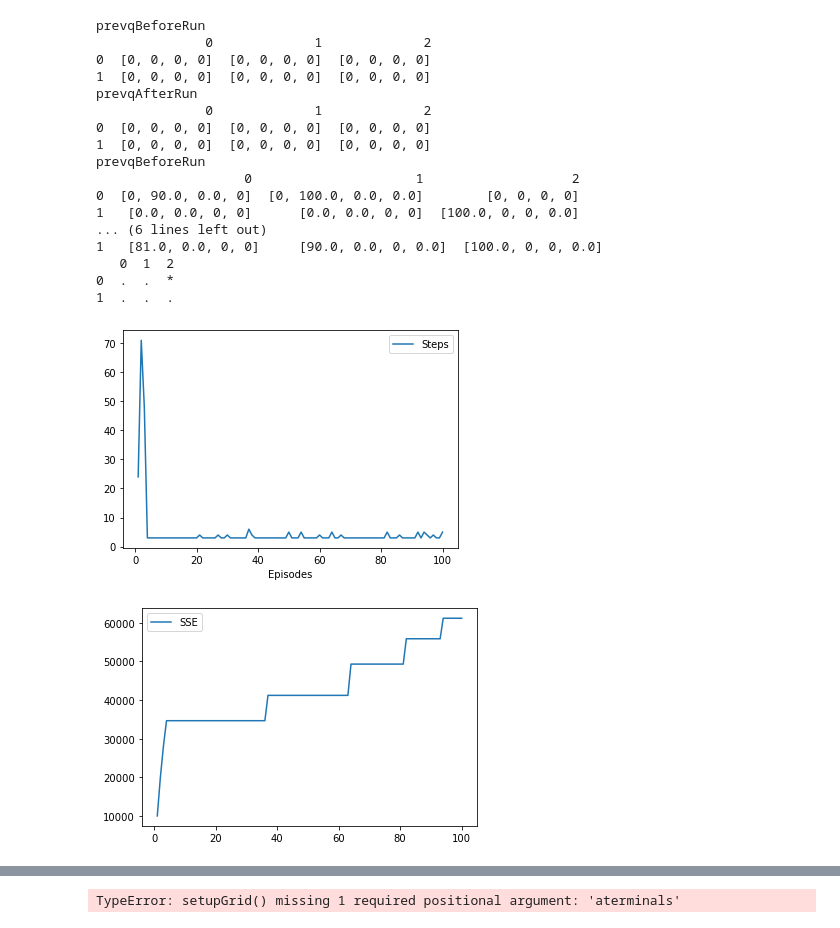
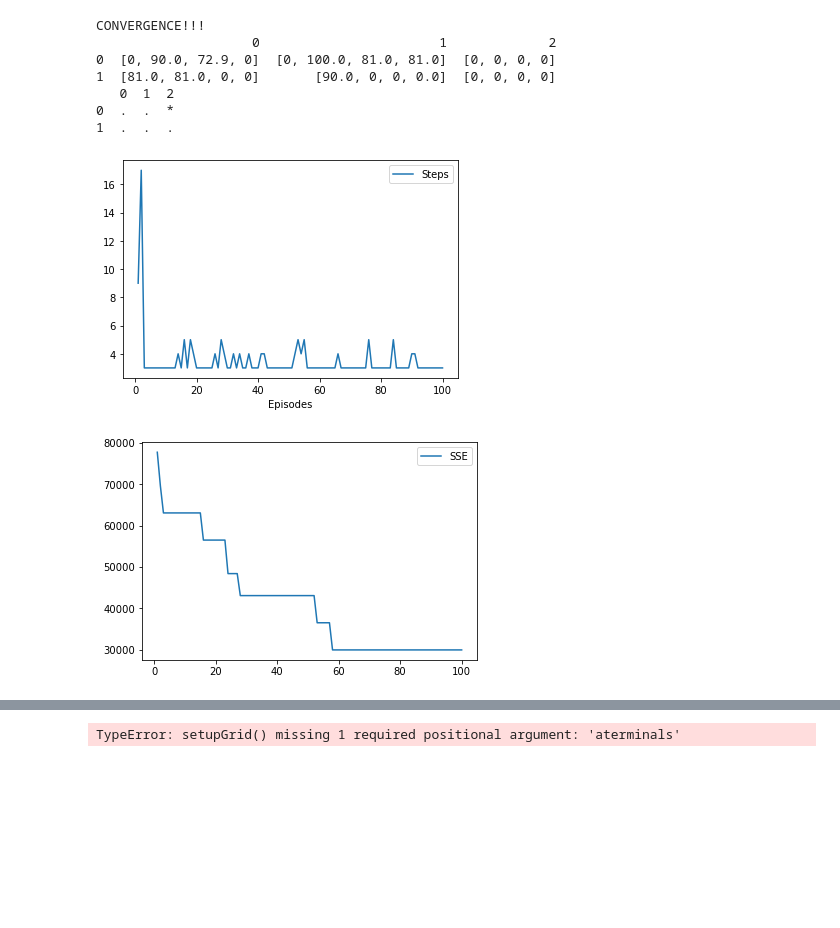
Before and after one commit to FreedomEclipse/GridWorld, a Jupyter notebook: gridworld.ipynb, the cells around one changed output, grey strips where cells are left out. Saved outputs shown, nothing was run; the diff lists cells and outputs as text; code cells hidden in the pictures; blank space fills up the shorter version.

```diff
--- a/gridworld.ipynb
+++ b/gridworld.ipynb
@@ -25,8 +25,8 @@ class GridBoard:
         self.qtruth = pd.DataFrame([[[0, 0, 0, 0] for j in range(self.cols)] for i in range(self.rows)], index=range(self.rows), columns=range(self.cols))
 
         # v table of where the ground truth of v values converage
-        self.vtruth = pd.DataFrame(np.zeros((grid.rows, grid.cols)))
-        self.prevv = pd.DataFrame(np.zeros((grid.rows, grid.cols)))
+        self.vtruth = pd.DataFrame(np.zeros((self.rows, self.cols)))
+        self.prevv = pd.DataFrame(np.zeros((self.rows, self.cols)))
 
 
 
@@ -50,15 +50,15 @@ class GridBoard:
         for i in range(0, len(iters)):
             #print("qtableBeforeRun")
             #print(player.qtable)
-            print("prevqBeforeRun")
-            print(self.prevq)
+            #print("prevqBeforeRun")
+            #print(self.prevq)
 
             run(False, iters[i], None, 1, True, 'ql')
 
             #print("qtableAfterRun")
             #print(player.qtable)
-            print("prevqAfterRun")
-            print(self.prevq)
+            #print("prevqAfterRun")
+            #print(self.prevq)
 
             if i > 0:
                 diffdf = pd.DataFrame([[[0, 0, 0, 0] for j in range(grid.cols)] for i in range(grid.rows)], index=range(grid.rows), columns=range(grid.cols))
@@ -357,13 +372,10 @@ def run(pdef, iters, path, eps, getQtruth, alg):
                     vhat = round(vhat, 2)
                     player.vtable[x][y] = vhat
 
-
-
                 player.move(direct)
-
                 stepCount += 1
-
-
+                #if getQtruth == False:
+                #    print(stepCount)
 
                 #print(player.curr_state)
                 #print(grid.show_board)
@@ -379,7 +391,10 @@ def run(pdef, iters, path, eps, getQtruth, alg):
                 # get SSE
                 #print(i)
                 #print(charts.sse)
-                charts.sse['SSE'][i+1] = charts.determineSSE()
+                if alg == 'td':
+                    charts.sse['SSE'][i+1] = charts.determineSSE('v')
+                else:
+                    charts.sse['SSE'][i+1] = charts.determineSSE('q')
 
 
             # move player back to start position
@@ -477,50 +484,40 @@ aRewards = [[2, 0, 100]]
 aTerminals = [[2, 0]]
 
 grid = setupGrid(3, 2, aRewards, aTerminals)
 player = Player(grid, [0, 1])
 qlearn = QLearn(0.9, None, True)
 
-itersTruth = [2, 3]
+itersTruth = [50, 60, 70]
 grid.determineQtruth(itersTruth, False)
 
 iters = 100
 player = Player(grid, [0, 1])
 charts = Charts(iters)
 
 #print(player.curr_state)
 #print(grid.show_board)
 
 run(False, iters, None, 0.1, False, 'ql')
 print(player.qtable)
 print(grid.show_board)
 
 player.detPolicyV()
 
 
 plt.figure()
 g1 = sns.lineplot(data=charts.stepsGoal)
 plt.figure()
 g2 = sns.lineplot(data=charts.sse)
 # %% [output]
-prevqBeforeRun
-              0             1             2
-0  [0, 0, 0, 0]  [0, 0, 0, 0]  [0, 0, 0, 0]
-1  [0, 0, 0, 0]  [0, 0, 0, 0]  [0, 0, 0, 0]
-prevqAfterRun
-              0             1             2
-0  [0, 0, 0, 0]  [0, 0, 0, 0]  [0, 0, 0, 0]
-1  [0, 0, 0, 0]  [0, 0, 0, 0]  [0, 0, 0, 0]
-prevqBeforeRun
-                   0                     1                   2
-0  [0, 90.0, 0.0, 0]  [0, 100.0, 0.0, 0.0]        [0, 0, 0, 0]
-1   [0.0, 0.0, 0, 0]      [0.0, 0.0, 0, 0]  [100.0, 0, 0, 0.0]
-... (6 lines left out)
-1   [81.0, 0.0, 0, 0]     [90.0, 0.0, 0, 0.0]  [100.0, 0, 0, 0.0]
+CONVERGENCE!!!
+                    0                       1             2
+0  [0, 90.0, 72.9, 0]  [0, 100.0, 81.0, 81.0]  [0, 0, 0, 0]
+1  [81.0, 81.0, 0, 0]       [90.0, 0, 0, 0.0]  [0, 0, 0, 0]
    0  1  2
 0  .  .  *
 1  .  .  .
-[figure, old version]
+[figure, new version]
-[figure, old version]
+[figure, new version]
 # %%
 # finding the ground truth by determining at what level of iteration the diffences in the
 # qtables becoes small enough to conclude ground truth: using that as basis for
```
Also changed, not shown: parts of 11 cells of this notebook.
